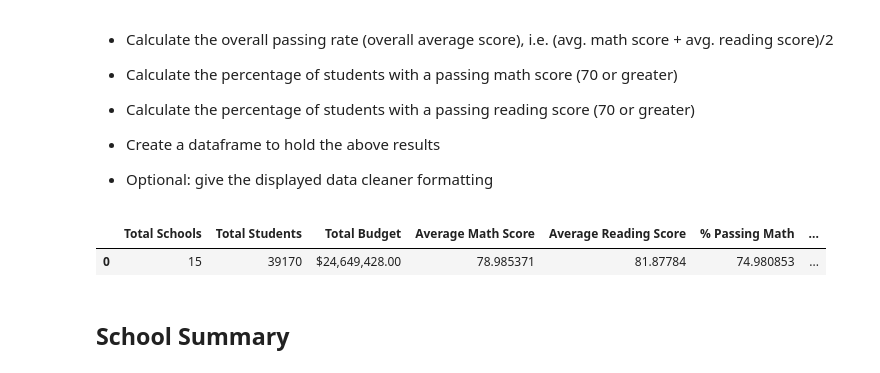
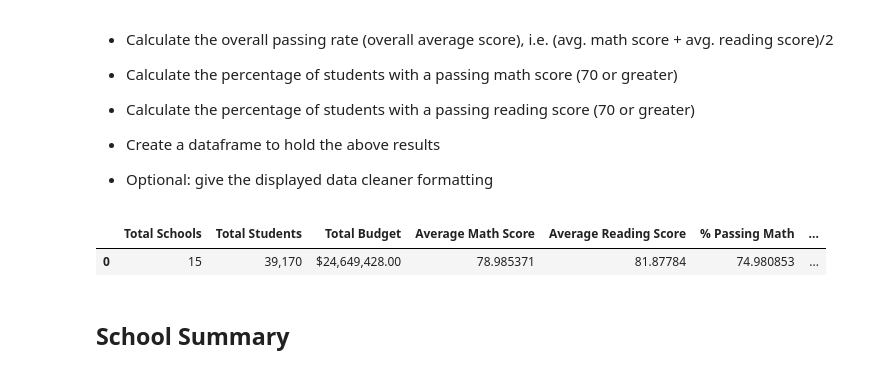
Before and after one commit to ddcruz/pandas_challenge, a Jupyter notebook: PyCitySchools/PyCitySchools.ipynb, the cells around one changed output. Saved outputs shown, nothing was run; the diff lists cells and outputs as text; code cells hidden in the pictures.

```diff
--- a/PyCitySchools/PyCitySchools.ipynb
+++ b/PyCitySchools/PyCitySchools.ipynb
@@ -51,28 +51,29 @@ school_data_complete = pd.merge(student_data, school_data, how="left", on=["scho
 # %%
 summary_columns = ["Total Schools"
                     , "Total Students"
                     , "Total Budget"
                     , "Average Math Score"
                     , "Average Reading Score"
                     , "% Passing Math"
-                    , "% Passing Reading"
-                    , "% Overall Passing Rate"]
+                    , "% Passing Reading"]
+
 
 summary_row = [school_data["School ID"].count()
                 , student_data["Student ID"].count()
                 , school_data["budget"].sum()
                 , round(student_data["math_score"].mean(), 6)
                 , round(student_data["reading_score"].mean(), 6)
                 , round(student_data[student_data["math_score"] >= 70]["Student ID"].count() / student_data["Student ID"].count() * 100, 6)
                 , round(student_data[student_data["reading_score"] >= 70]["Student ID"].count() / student_data["Student ID"].count() * 100, 6)
-                , round(((student_data["math_score"].mean() + student_data["reading_score"].mean()) / 2), 6)
                ]
 summary_data = pd.DataFrame({x[0]: [x[1]] for x in zip(summary_columns, summary_row)})
+summary_data["% Overall Passing Rate"] = round(((student_data["math_score"].mean() + student_data["reading_score"].mean()) / 2), 6)
+summary_data["Total Students"] = summary_data["Total Students"].map("{:,}".format)
 summary_data["Total Budget"] = summary_data["Total Budget"].map("${:,.2f}".format)
 summary_data
 # %% [output]
 |  | Total Schools | Total Students | Total Budget | Average Math Score | Average Reading Score | % Passing Math | ... |
-| 0 | 15 | 39170 | $24,649,428.00 | 78.985371 | 81.87784 | 74.980853 | ... |
+| 0 | 15 | 39,170 | $24,649,428.00 | 78.985371 | 81.87784 | 74.980853 | ... |
 # %% [markdown]
 ## School Summary
 # %% [markdown]
```
